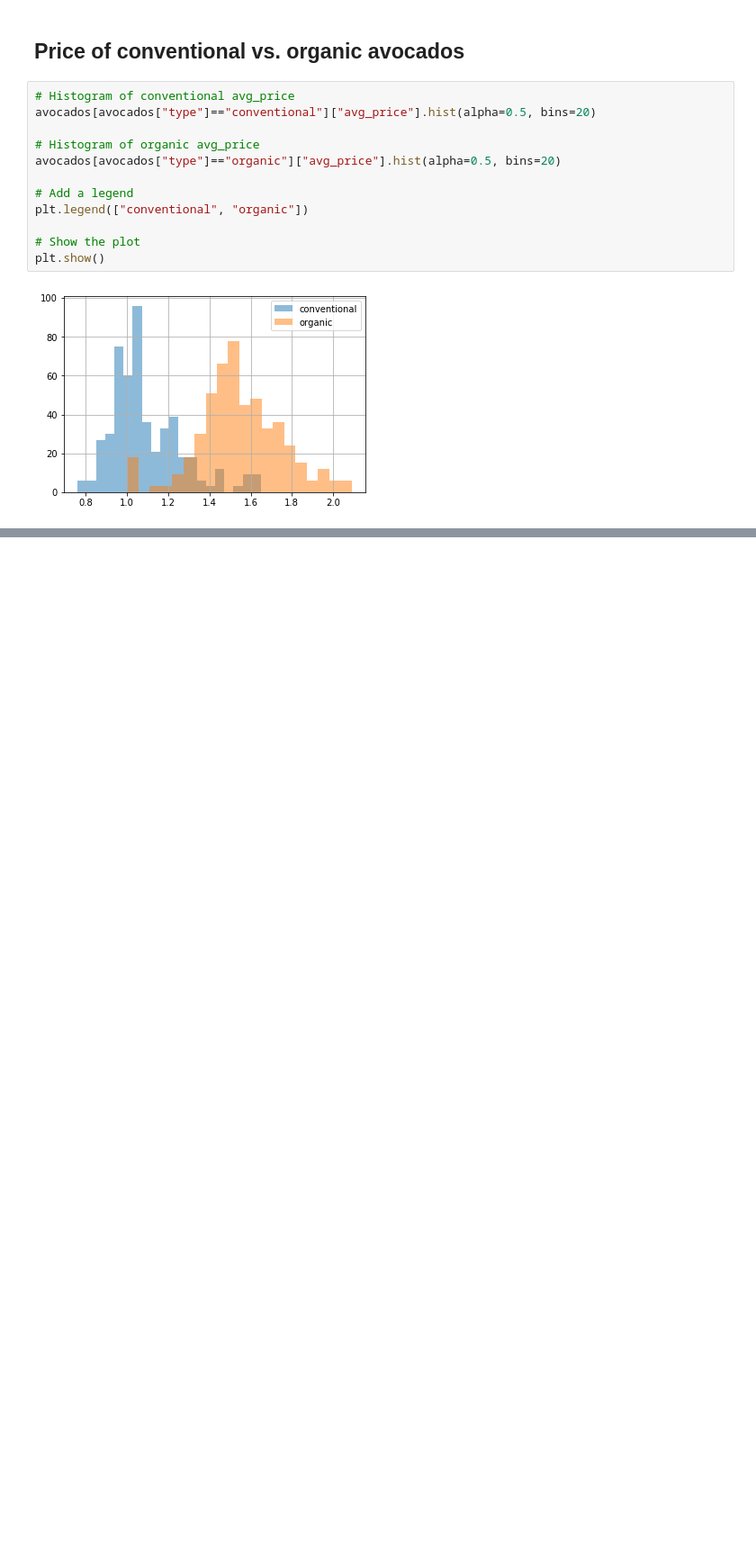
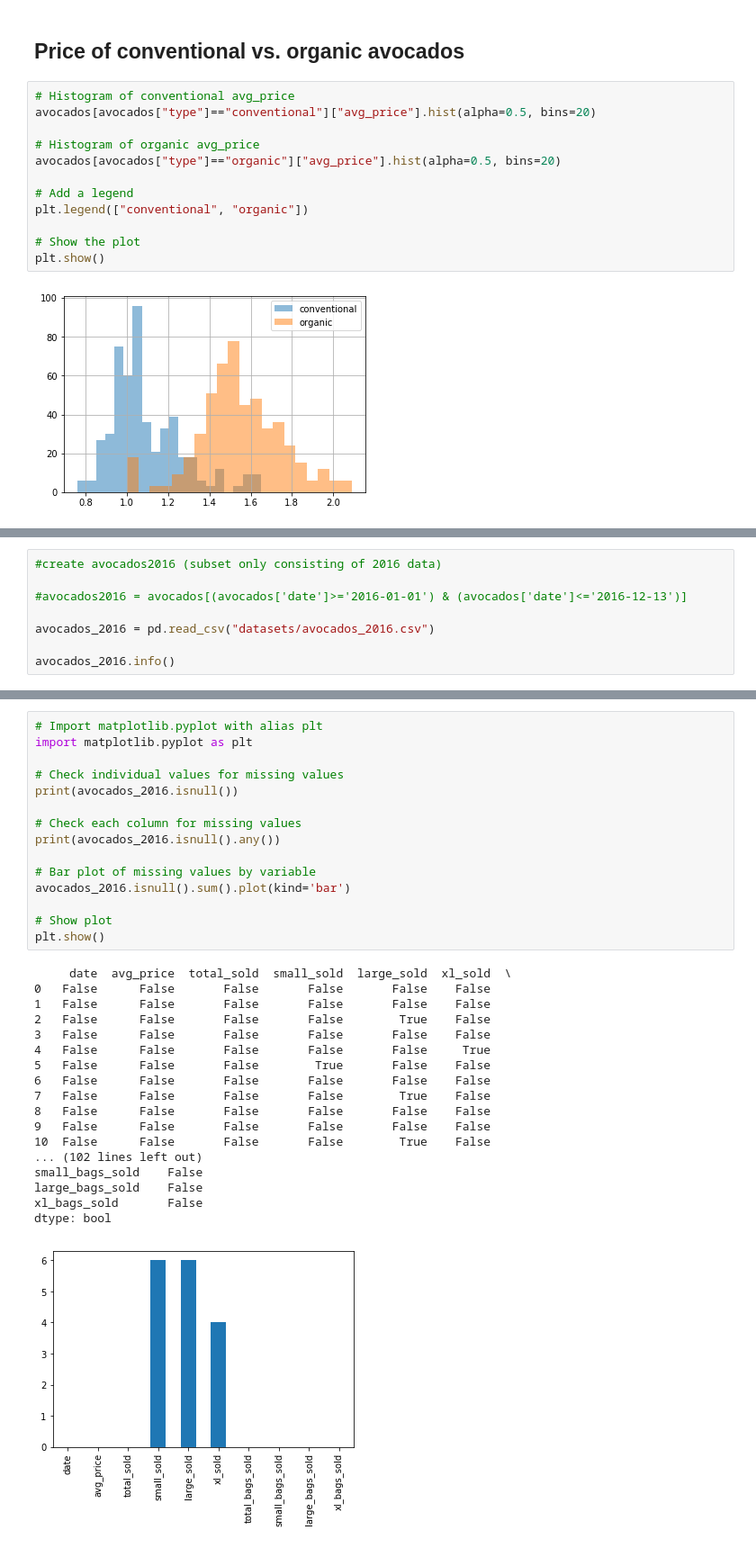
Before and after one commit to bholbein/datacamp-data-scientist-with-python, a Jupyter notebook: Data Manipulation With Pandas/Creating and Visualizing DataFrames.ipynb, the cells around one changed output, grey strips where cells are left out. Shown: that part at 90% size. Drawn from its saved outputs; the diff is of its cells as text; blank space fills up the shorter version.

Commit message:
finished Data Manuipulation with Pandas

```diff
--- a/Data Manipulation With Pandas/Creating and Visualizing DataFrames.ipynb
+++ b/Data Manipulation With Pandas/Creating and Visualizing DataFrames.ipynb
@@ -94,0 +99,8 @@ plt.show()
+# %%
+#create avocados2016 (subset only consisting of 2016 data)
+
+#avocados2016 = avocados[(avocados['date']>='2016-01-01') & (avocados['date']<='2016-12-13')]
+
+avocados_2016 = pd.read_csv("datasets/avocados_2016.csv")
+
+avocados_2016.info()
@@ -94,0 +123,34 @@ plt.show()
+# %%
+# Import matplotlib.pyplot with alias plt
+import matplotlib.pyplot as plt
+
+# Check individual values for missing values
+print(avocados_2016.isnull())
+
+# Check each column for missing values
+print(avocados_2016.isnull().any())
+
+# Bar plot of missing values by variable
+avocados_2016.isnull().sum().plot(kind='bar')
+
+# Show plot
+plt.show()
+# %% [output]
+     date  avg_price  total_sold  small_sold  large_sold  xl_sold  \
+0   False      False       False       False       False    False
+1   False      False       False       False       False    False
+2   False      False       False       False        True    False
+3   False      False       False       False       False    False
+4   False      False       False       False       False     True
+5   False      False       False        True       False    False
+6   False      False       False       False       False    False
+7   False      False       False       False        True    False
+8   False      False       False       False       False    False
+9   False      False       False       False       False    False
+10  False      False       False       False        True    False
+... (102 lines left out)
+small_bags_sold    False
+large_bags_sold    False
+xl_bags_sold       False
+dtype: bool
+[figure, added]
```
Also changed, not shown: parts of 21 cells of this notebook, 3 other files.
